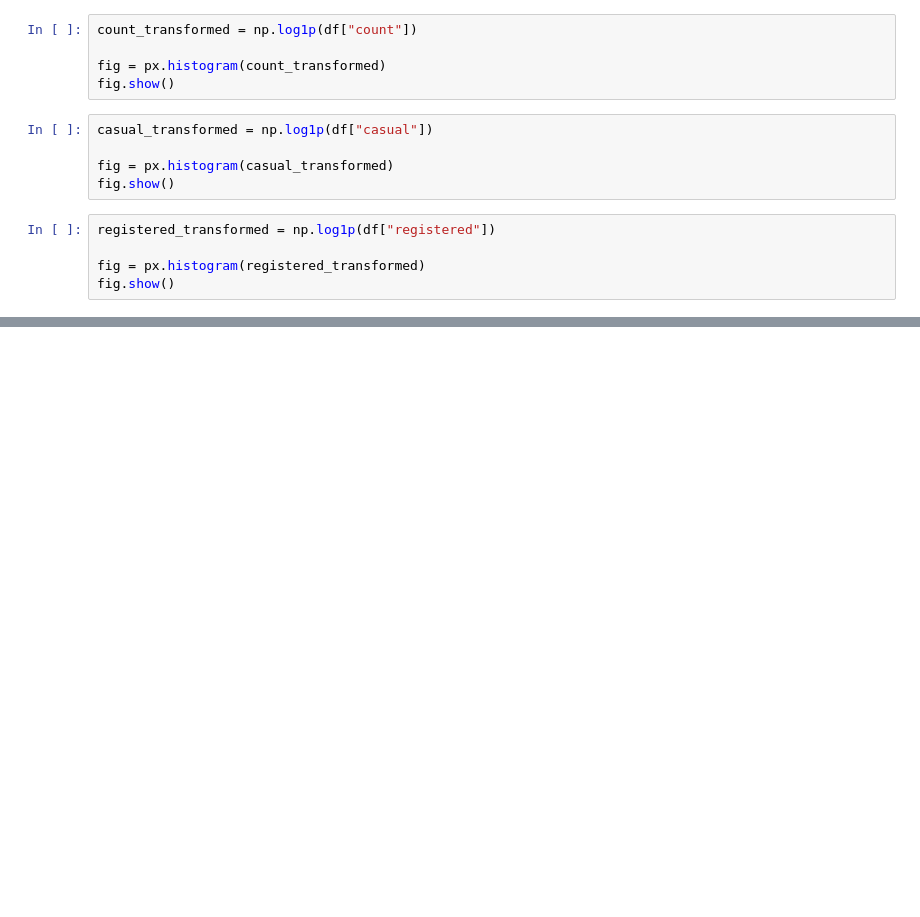
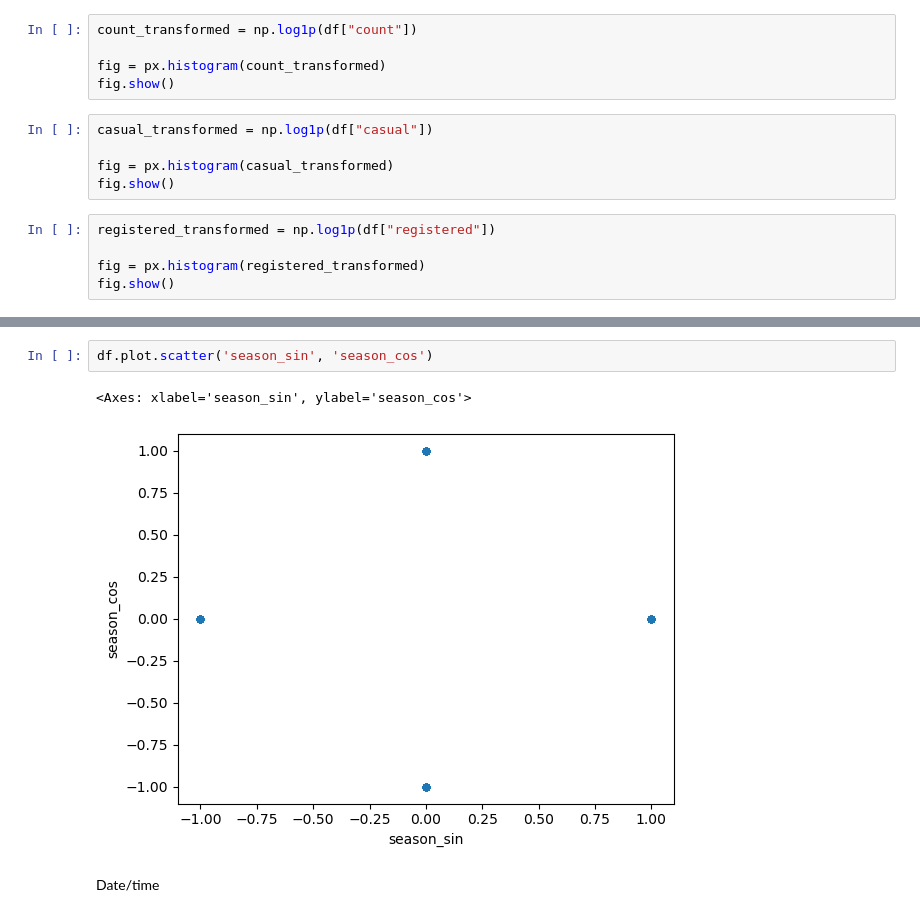
Before and after one commit to MonaTaghavi/dm-ann, a Jupyter notebook: notebooks/15dm-bike-preparation.ipynb, the cells around one changed output, grey strips where cells are left out. Saved outputs shown, nothing was run; the diff lists cells and outputs as text; blank space fills up the shorter version.

```diff
--- a/notebooks/15dm-bike-preparation.ipynb
+++ b/notebooks/15dm-bike-preparation.ipynb
@@ -142,0 +176,7 @@ fig.show()
+# %%
+df.plot.scatter('season_sin', 'season_cos')
+# %% [output]
+<Axes: xlabel='season_sin', ylabel='season_cos'>
+[figure, added]
+# %% [markdown]
+Date/time
```
Also changed, not shown: parts of 11 cells of this notebook.
